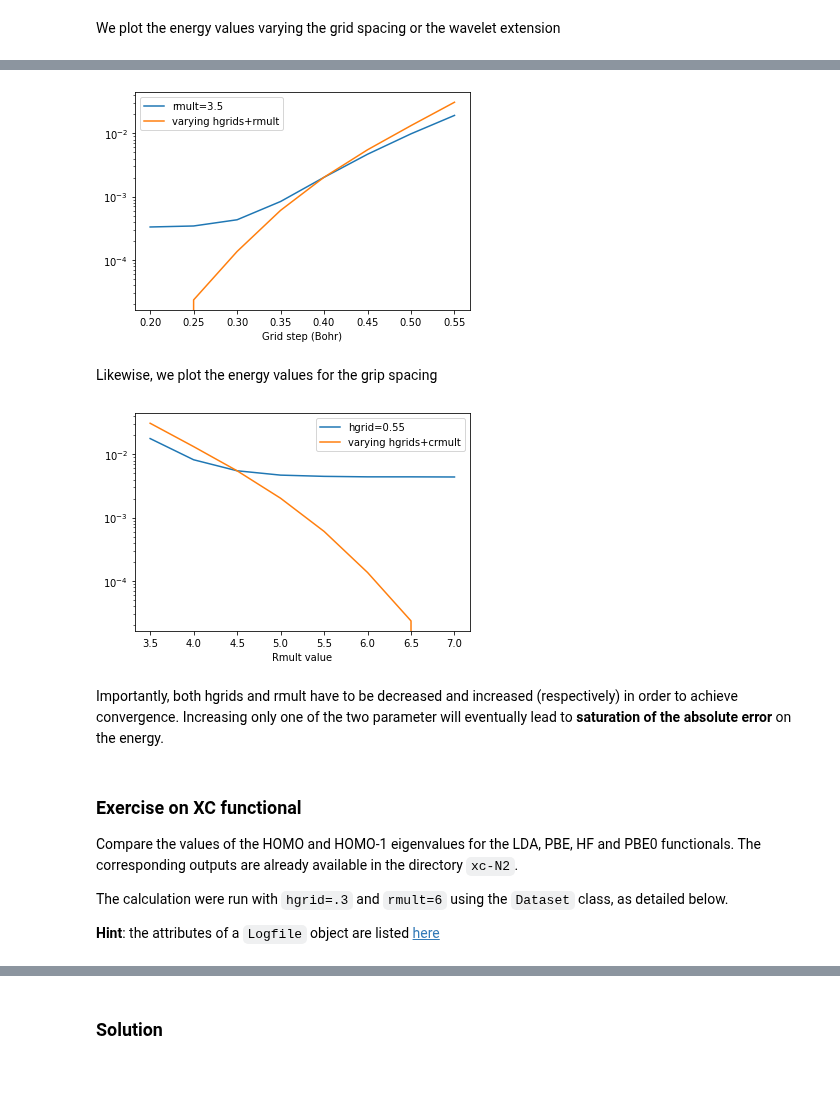
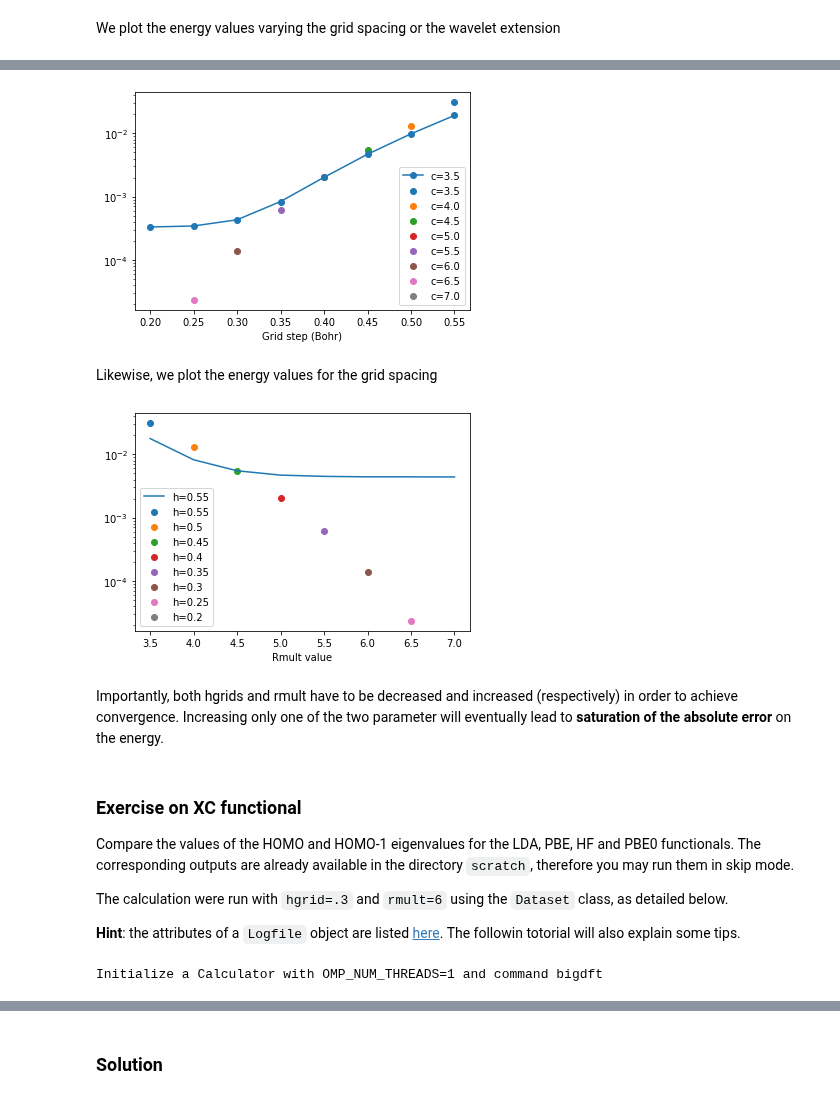
Before and after one commit to BigDFT-group/bigdft-school, a Jupyter notebook: Introduction.ipynb, the cells around one changed output, grey strips where cells are left out. Drawn from its saved outputs; the diff is of its cells as text; code cells hidden in the pictures.

```diff
--- a/Introduction.ipynb
+++ b/Introduction.ipynb
@@ -610,10 +658,5 @@ Each dataset is then run
 # %%
-%%capture
-
-h_only_dataset.calculators[0]['calc'] = C.SystemCalculator(skip=True,verbose=False)
-c_only_dataset.calculators[0]['calc'] = C.SystemCalculator(skip=True,verbose=False)
-h_and_c_dataset.calculators[0]['calc'] = C.SystemCalculator(skip=True,verbose=False)
-h_only_dataset.run();
-c_only_dataset.run();
-h_and_c_dataset.run();
+h_only_dataset.run()
+c_only_dataset.run()
+h_and_c_dataset.run()
 # %% [output]
@@ -642,7 +693,10 @@ from numpy import array
 energies_h = array(h_only_dataset.fetch_results(attribute='energy'))
 energies_c = array(c_only_dataset.fetch_results(attribute='energy'))
 energies_hc = array(h_and_c_dataset.fetch_results(attribute='energy'))
-#find the minimum
+#find the minimum and subtract (do you understand numpy syntax? Otherwise don't be afraid to ask...)
 emin = min(energies_hc)
+h_data=energies_h-emin
+c_data=energies_c-emin
+h_and_c_data=energies_hc-emin
 # %% [markdown]
 We plot the energy values varying the grid spacing or the wavelet extension
@@ -649,34 +714,37 @@ We plot the energy values varying the grid spacing or the wavelet extension
 # %%
 import matplotlib.pyplot as plt
-%matplotlib inline
 
 plt.xlabel('Grid step (Bohr)')
-plt.plot(hgrids,energies_h-emin,label='rmult=3.5')
-plt.plot(hgrids,energies_hc-emin,label='varying hgrids+rmult')
 plt.yscale('log')
+plt.plot(hgrids,h_data,label='c=3.5',marker='o',linestyle='solid')
+for dt,e in zip(h_and_c_dataset.ids,h_and_c_data):
+    x=dt['h']
+    plt.scatter(x,e,label='c='+str(dt['c']))
 plt.legend(loc='best');
 # %% [output]
-[figure, old version]
+[figure, new version]
 # %% [markdown]
-Likewise, we plot the energy values for the grip spacing
+Likewise, we plot the energy values for the grid spacing
 # %%
 plt.xlabel('Rmult value')
-plt.plot(rmult,energies_c-emin,label='hgrid=0.55')
-plt.plot(rmult,energies_hc-emin,label='varying hgrids+crmult')
+plt.plot(rmult,c_data,label='h=0.55')
+for dt,e in zip(h_and_c_dataset.ids,h_and_c_data):
+    x=dt['c']
+    plt.scatter(x,e,label='h='+str(dt['h']))
 plt.yscale('log')
 plt.legend(loc='best');
 # %% [output]
-[figure, old version]
+[figure, new version]
 # %% [markdown]
 Importantly, both hgrids and rmult have to be decreased and increased (respectively) in order to achieve convergence. Increasing only one of the two parameter will eventually lead to **saturation of the absolute error** on the energy.
 # %% [markdown]
 ### Exercise on XC functional
 
-Compare the values of the HOMO and HOMO-1 eigenvalues for the LDA, PBE, HF and PBE0 functionals. The corresponding outputs are already available in the directory `xc-N2`.
+Compare the values of the HOMO and HOMO-1 eigenvalues for the LDA, PBE, HF and PBE0 functionals. The corresponding outputs are already available in the directory `scratch`, therefore you may run them in skip mode.
 
 The calculation were run with `hgrid=.3` and `rmult=6` using the `Dataset` class, as detailed below.
 
-**Hint**: the attributes of a `Logfile` object are listed [here](https://l_sim.gitlab.io/bigdft-suite/PyBigDFT/build/html/_modules/BigDFT/Logfiles.html#get_logs)
+**Hint**: the attributes of a `Logfile` object are listed [here](https://l_sim.gitlab.io/bigdft-suite/PyBigDFT/build/html/_modules/BigDFT/Logfiles.html#get_logs). The followin totorial will also explain some tips.
 # %%
 xc_list = ['LDA','PBE','HF','PBE0']
 # %%
@@ -686,7 +754,7 @@ inp = I.Inputfile()
 inp.set_hgrid(.3)
 inp.set_rmult(6)
 pos = N2.get_posinp()
-study = C.SystemCalculator(skip=True,verbose=False)
+study = C.SystemCalculator(skip=True,verbose=True)
 
 xc_dataset = D.Dataset('xc')
 for xc in xc_list:
@@ -695,4 +763,6 @@ for xc in xc_list:
     if xc in ['HF','PBE0']:
         inp_run['psppar.N']={'Pseudopotential XC': 1}
     xc_dataset.append_run(id={'xc':xc},run_dir='scratch',input=inp_run,posinp=pos,runner=study)
+# %% [output]
+Initialize a Calculator with OMP_NUM_THREADS=1 and command bigdft
 # %%
```
Also changed, not shown: parts of 37 cells of this notebook.
